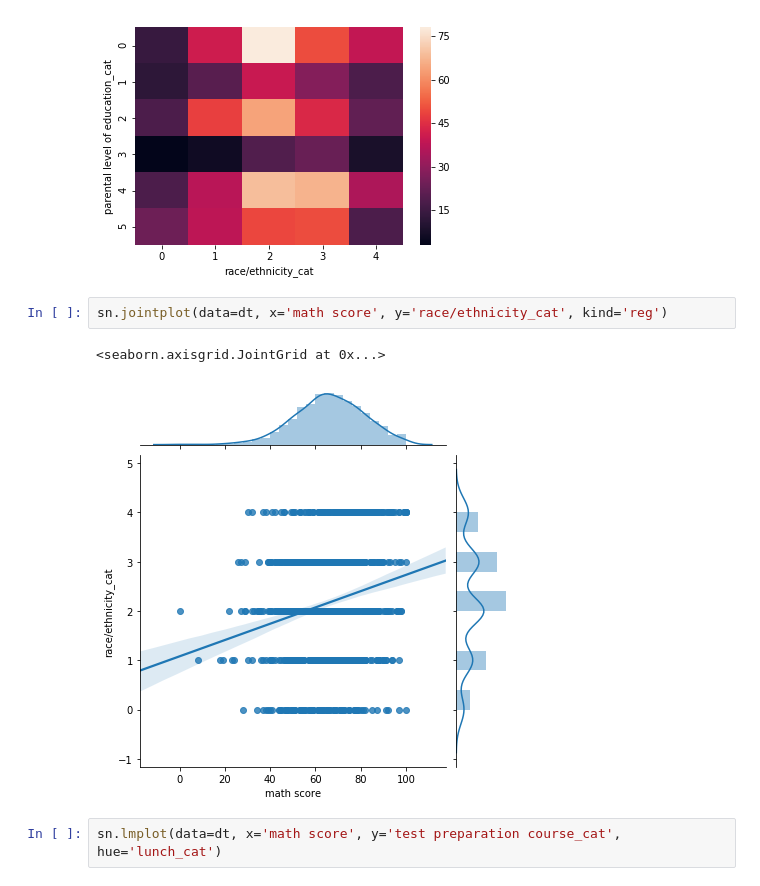
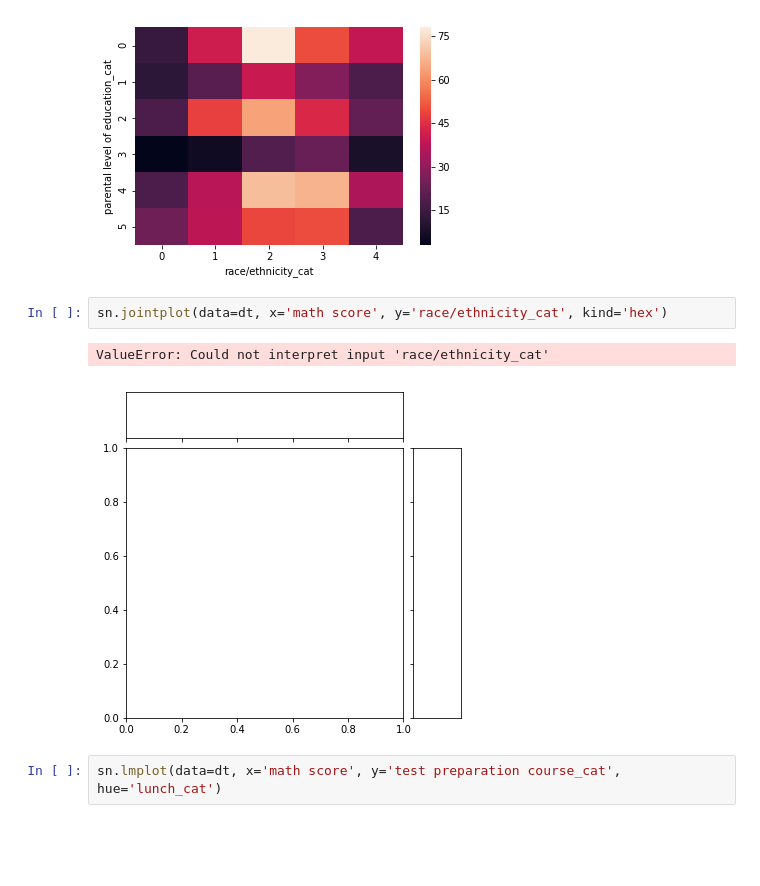
Before and after one commit to hexagramg/tmo, a Jupyter notebook: lab1/lab1.ipynb, the cells around one changed output. Cells and saved outputs as stored; diff of their text form; blank space fills up the shorter version.

```diff
--- a/lab1/lab1.ipynb
+++ b/lab1/lab1.ipynb
@@ -146,10 +146,10 @@ sn.heatmap(pd.crosstab(dt['parental level of education_cat'], dt['race/ethnicity
 <matplotlib.axes._subplots.AxesSubplot at 0x...>
 [figure]
 # %%
-sn.jointplot(data=dt, x='math score', y='race/ethnicity_cat', kind='reg')
+sn.jointplot(data=dt, x='math score', y='race/ethnicity_cat', kind='hex')
 # %% [output]
-<seaborn.axisgrid.JointGrid at 0x...>
+ValueError: Could not interpret input 'race/ethnicity_cat'
-[figure, old version]
+[figure, new version]
 # %%
 sn.lmplot(data=dt, x='math score', y='test preparation course_cat', hue='lunch_cat')
 # %% [output]
```
Also changed, not shown: 2 other files.
